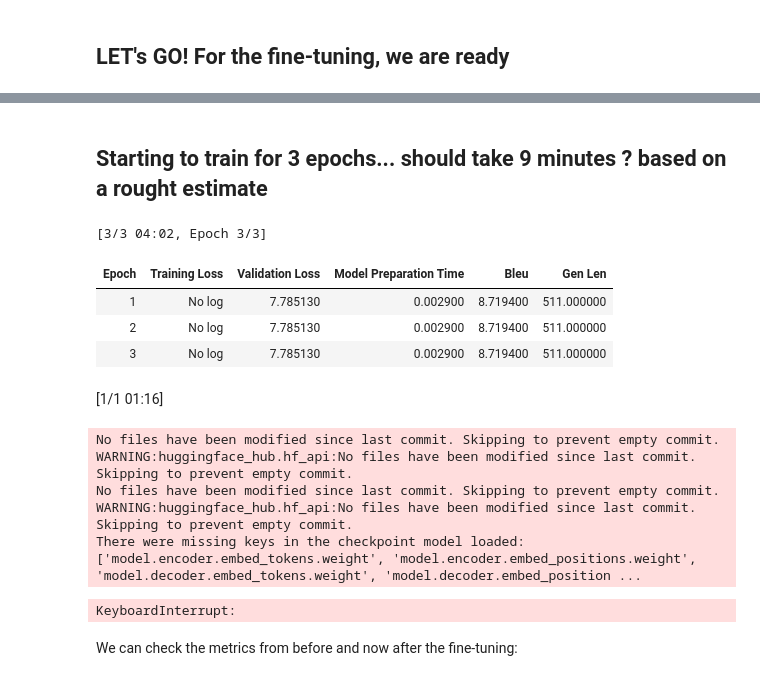
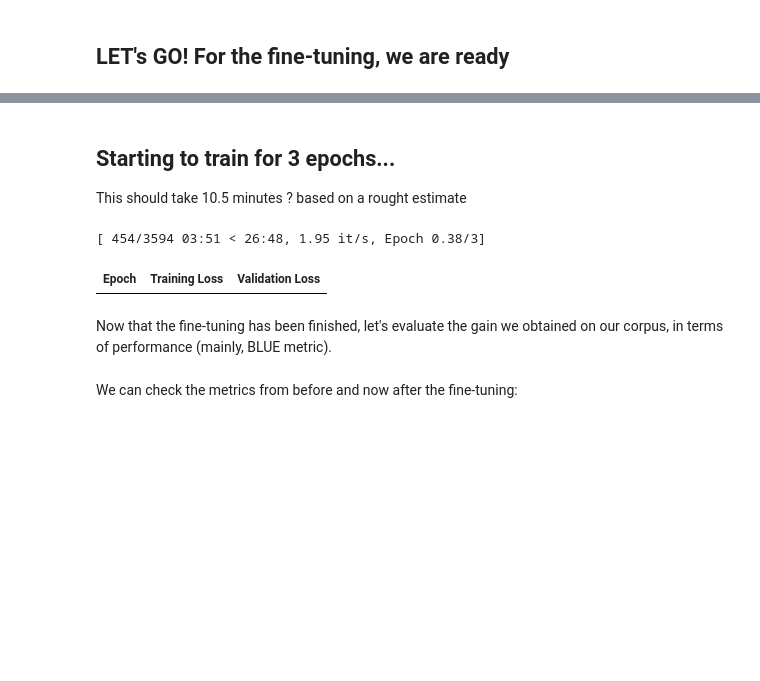
Before and after one commit to Naereen/Assistant-traduction-CranialInsertion-en-Python, a Jupyter notebook: Finetuning_on_a_dataset_of_English_to_French_text_about_Magic_the_Gathering.ipynb, the cells around one changed output, grey strips where cells are left out. Saved outputs shown, nothing was run; the diff lists cells and outputs as text; code cells hidden in the pictures; blank space fills up the shorter version.

```diff
--- a/Finetuning_on_a_dataset_of_English_to_French_text_about_Magic_the_Gathering.ipynb
+++ b/Finetuning_on_a_dataset_of_English_to_French_text_about_Magic_the_Gathering.ipynb
@@ -716,0 +826,20 @@ data_collator = DataCollatorForSeq2Seq(tokenizer=tokenizer, model=model, max_len
+# %%
+max_input_length = 128
+max_target_length = 128
+source_lang = "en"
+target_lang = "fr"
+
+def preprocess_function(examples):
+    inputs  = [ ex[source_lang] for ex in examples["translation"] ]
+    targets = [ ex[target_lang] for ex in examples["translation"] ]
+    model_inputs = tokenizer(inputs, max_length=max_input_length, truncation=True)
+
+    # Setup the tokenizer for targets, FIXED: this was something I wasn't doing at first!
+    with tokenizer.as_target_tokenizer():
+        labels = tokenizer(targets, max_length=max_target_length, truncation=True)
+
+    model_inputs["labels"] = labels["input_ids"]
+    return model_inputs
+# %%
+%%time
+tokenized_datasets = raw_datasets.map(preprocess_function, batched=True)
@@ -884,9 +1034,9 @@ trainer = Seq2SeqTrainer(
 
     args=training_args,
 
-    train_dataset=train_dataset,
+    train_dataset=tokenized_datasets["train"],
 
-    eval_dataset=test_dataset,
+    eval_dataset=tokenized_datasets["validation"],
 
     tokenizer=tokenizer,
 
@@ -934,8 +1130,8 @@ pd.DataFrame([evaluation_before_finetuning])
 import datetime
 
 def current_date_string():
-  now = datetime.datetime.now()
-  return now.strftime("%Y-%m-%d %H:%M:%S")
+    now = datetime.datetime.now()
+    return now.strftime("%Y-%m-%d__%H:%M:%S")
 
 print(current_date_string())
 # %% [output]
@@ -943,29 +1139,24 @@ print(current_date_string())
 # %%
-print_md(f"## Starting to train for {num_train_epochs} epochs... should take {round(num_train_epochs * 3, 2)} minutes ? based on a rought estimate")
+print_md(f"""## Starting to train for {num_train_epochs} epochs...
+This should take {round(num_train_epochs * 3.5, 3)} minutes ? based on a rought estimate""")
 # %% [output]
-## Starting to train for 3 epochs... should take 9 minutes ? based on a rought estimate
+## Starting to train for 3 epochs...
+This should take 10.5 minutes ? based on a rought estimate
 # %%
 %%time
 before = current_date_string()
 trainer.train()
 after = current_date_string()
 
-trainer.push_to_hub(tags="translation",
-                    commit_message=f"Training complete (started at {before}, finished at {after})")
+url_of_commit = trainer.push_to_hub(tags="translation",
+                                    commit_message=f"Training complete (started at {before}, finished at {after})")
 
 trainer.save_model('final_model')
+url_of_commit
 # %% [output]
-[3/3 04:02, Epoch 3/3]
+[ 454/3594 03:51 < 26:48, 1.95 it/s, Epoch 0.38/3]
-| Epoch | Training Loss | Validation Loss | Model Preparation Time | Bleu | Gen Len |
-| 1 | No log | 7.785130 | 0.002900 | 8.719400 | 511.000000 |
-| 2 | No log | 7.785130 | 0.002900 | 8.719400 | 511.000000 |
-| 3 | No log | 7.785130 | 0.002900 | 8.719400 | 511.000000 |
+| Epoch | Training Loss | Validation Loss |
-[1/1 01:16]
-No files have been modified since last commit. Skipping to prevent empty commit.
-WARNING:huggingface_hub.hf_api:No files have been modified since last commit. Skipping to prevent empty commit.
-No files have been modified since last commit. Skipping to prevent empty commit.
-WARNING:huggingface_hub.hf_api:No files have been modified since last commit. Skipping to prevent empty commit.
-There were missing keys in the checkpoint model loaded: ['model.encoder.embed_tokens.weight', 'model.encoder.embed_positions.weight', 'model.decoder.embed_tokens.weight', 'model.decoder.embed_position ...
-KeyboardInterrupt:
+# %% [markdown]
+Now that the fine-tuning has been finished, let's evaluate the gain we obtained on our corpus, in terms of performance (mainly, BLUE metric).
 # %% [markdown]
 We can check the metrics from before and now after the fine-tuning:
```
Also changed, not shown: parts of 42 cells of this notebook, 1 other file.
